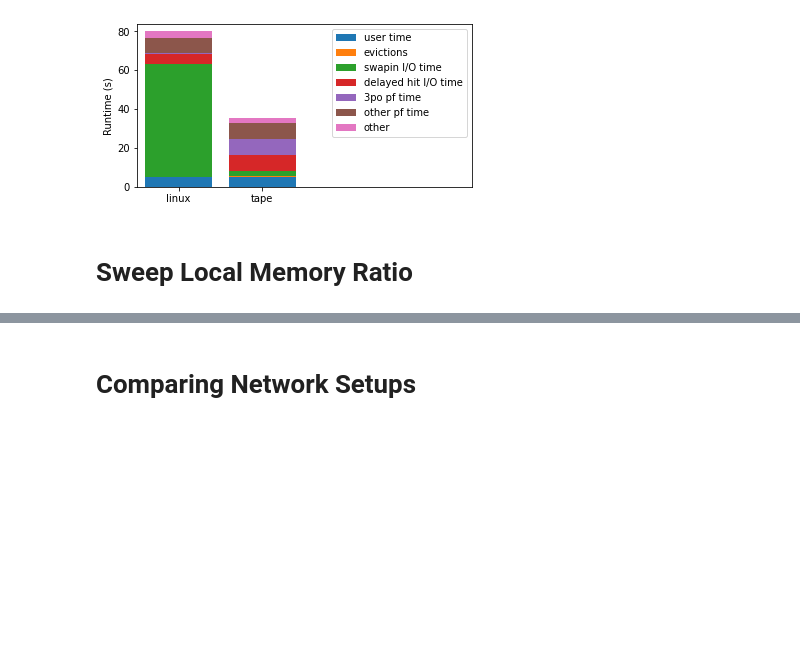
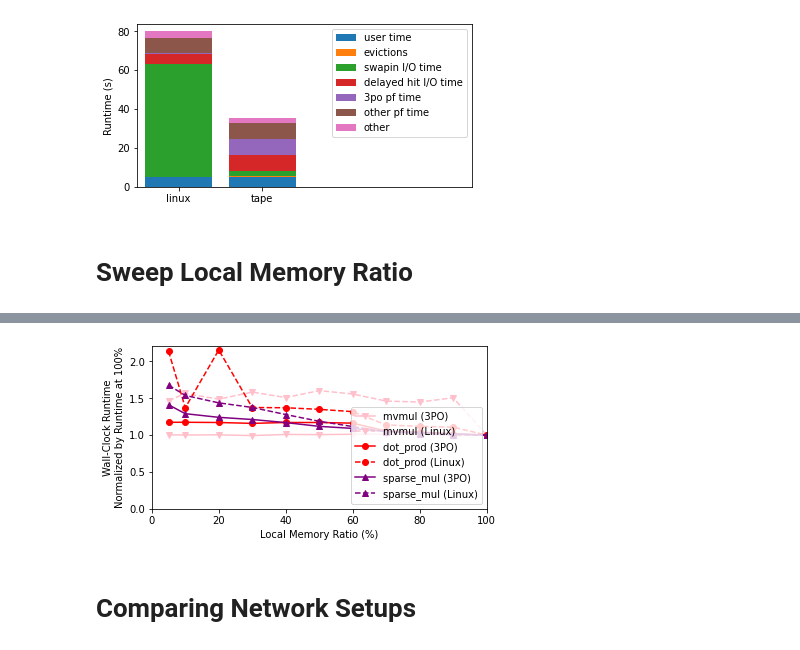
Before and after one commit to samkumar/prefetching-data, a Jupyter notebook: multiswitch-data/3po.ipynb, the cells around one changed output, grey strips where cells are left out. Saved outputs shown, nothing was run; the diff lists cells and outputs as text; code cells hidden in the pictures; blank space fills up the shorter version.

```diff
--- a/multiswitch-data/3po.ipynb
+++ b/multiswitch-data/3po.ipynb
@@ -286,3 +333,13 @@ sweep_local_memory("experiment_results_25gb", workloads, styles, "linux")
+# %%
+graph_2_workloads = ("mmult_eigen_vec", "mmult_eigen_dot", "sparse_eigen")
+graph_2_styles = ((mvmul_tape_style, mvmul_linux_style), (dprod_tape_style, dprod_linux_style), (sparse_tape_style, sparse_linux_style))
+
+plt.figure(figsize = (6, 3))
+sweep_local_memory("experiment_results_25gb", graph_2_workloads, graph_2_styles, ("tape", "linux"))
+plt.legend(loc = 4)
+plt.show()
+# %% [output]
+[figure, added]
 # %% [markdown]
 Comparing Network Setups
 =======================
```
Also changed, not shown: parts of 14 cells of this notebook, 1 other file.
